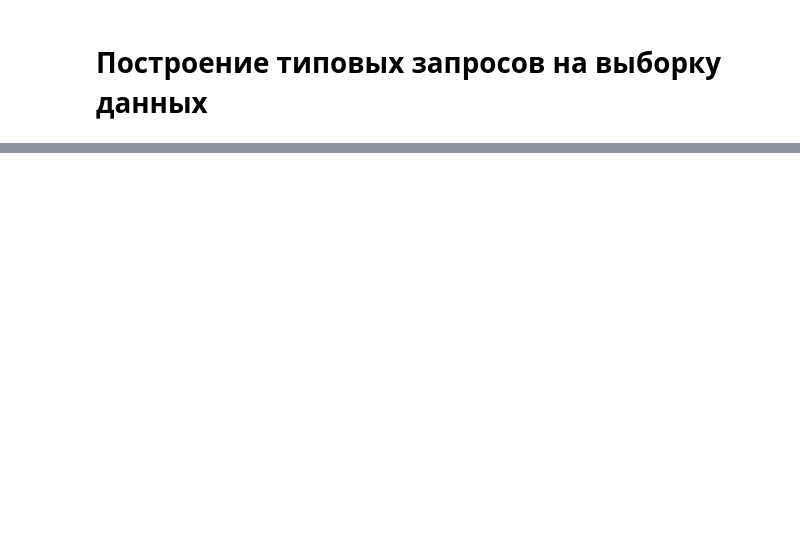
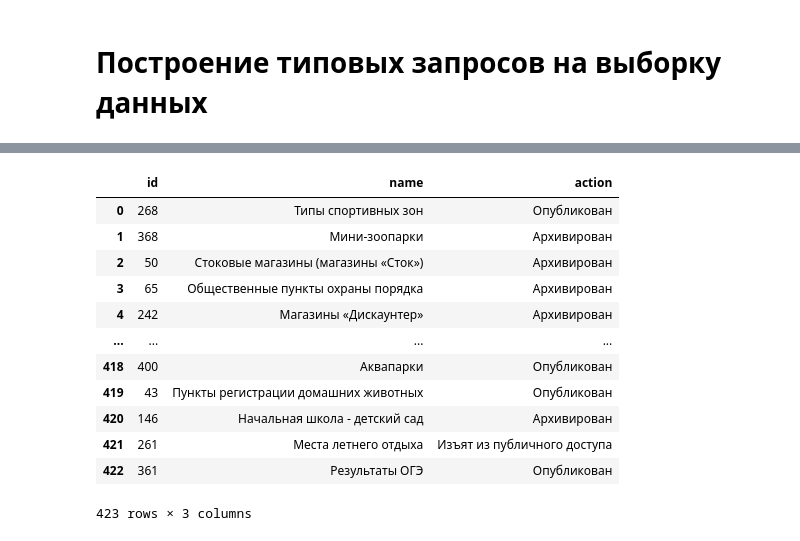
Before and after one commit to n0kse/shumskiiIN_kursovaya, a Jupyter notebook: исходный_код/MAIN.ipynb, the cells around one changed output, grey strips where cells are left out. Saved outputs shown, nothing was run; the diff lists cells and outputs as text; code cells hidden in the pictures; blank space fills up the shorter version.

```diff
--- a/исходный_код/MAIN.ipynb
+++ b/исходный_код/MAIN.ipynb
@@ -640,0 +778,25 @@ query_sql('shumskiiin.db', '''SELECT dataSet.name, keywordList.keyword
+# %%
+#Рассчитать кол-во наборов на каждый ОИВ (INNER JOIN)
+query_sql('shumskiiin.db', '''SELECT dataSet.id, dataSet.name, actionList.action
+                              FROM dataSet
+                              INNER JOIN log
+                              ON dataSet.id = log.dataSetID
+                              INNER JOIN actionList
+                              ON log.actionID = actionList.id
+                              ;
+                          '''
+         )
+# %% [output]
+|  | id | name | action |
+| 0 | 268 | Типы спортивных зон | Опубликован |
+| 1 | 368 | Мини-зоопарки | Архивирован |
+| 2 | 50 | Стоковые магазины (магазины «Сток») | Архивирован |
+| 3 | 65 | Общественные пункты охраны порядка | Архивирован |
+| 4 | 242 | Магазины «Дискаунтер» | Архивирован |
+| ... | ... | ... | ... |
+| 418 | 400 | Аквапарки | Опубликован |
+| 419 | 43 | Пункты регистрации домашних животных | Опубликован |
+| 420 | 146 | Начальная школа - детский сад | Архивирован |
+| 421 | 261 | Места летнего отдыха | Изъят из публичного доступа |
+| 422 | 361 | Результаты ОГЭ | Опубликован |
+423 rows × 3 columns
```
Also changed, not shown: parts of 14 cells of this notebook.
